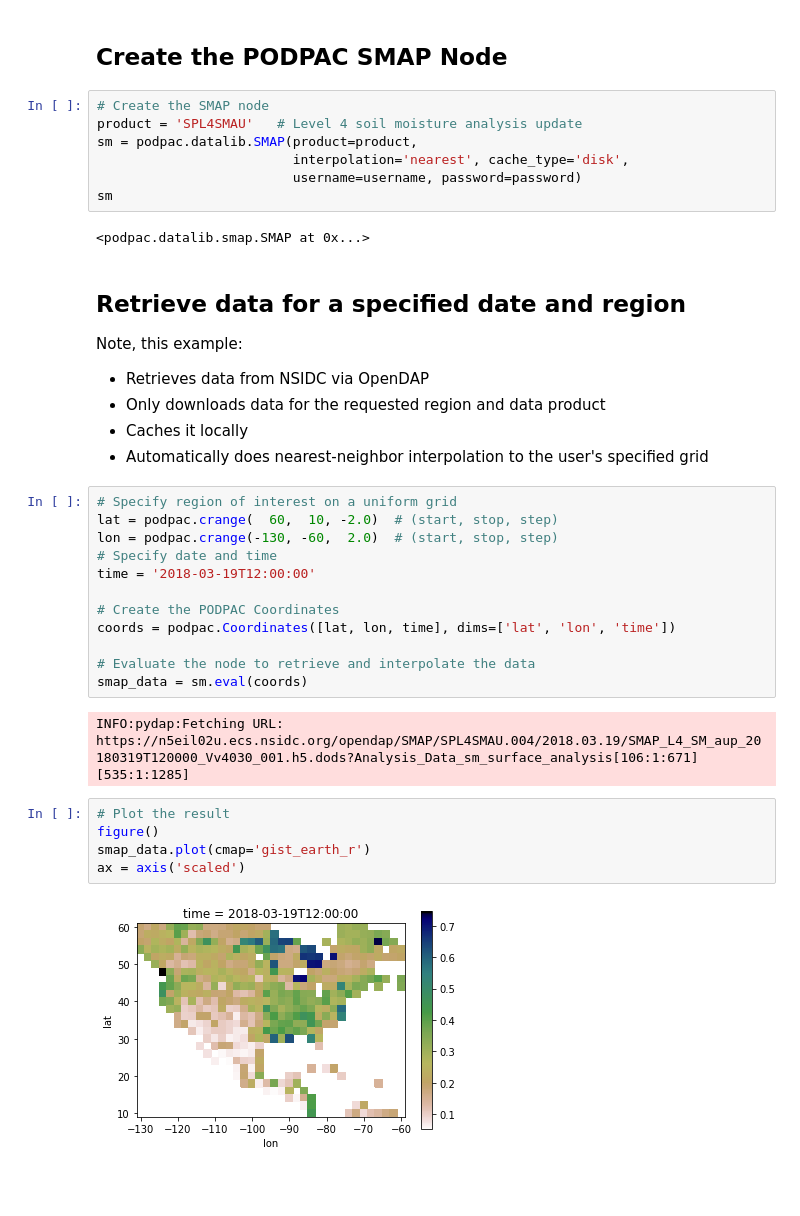
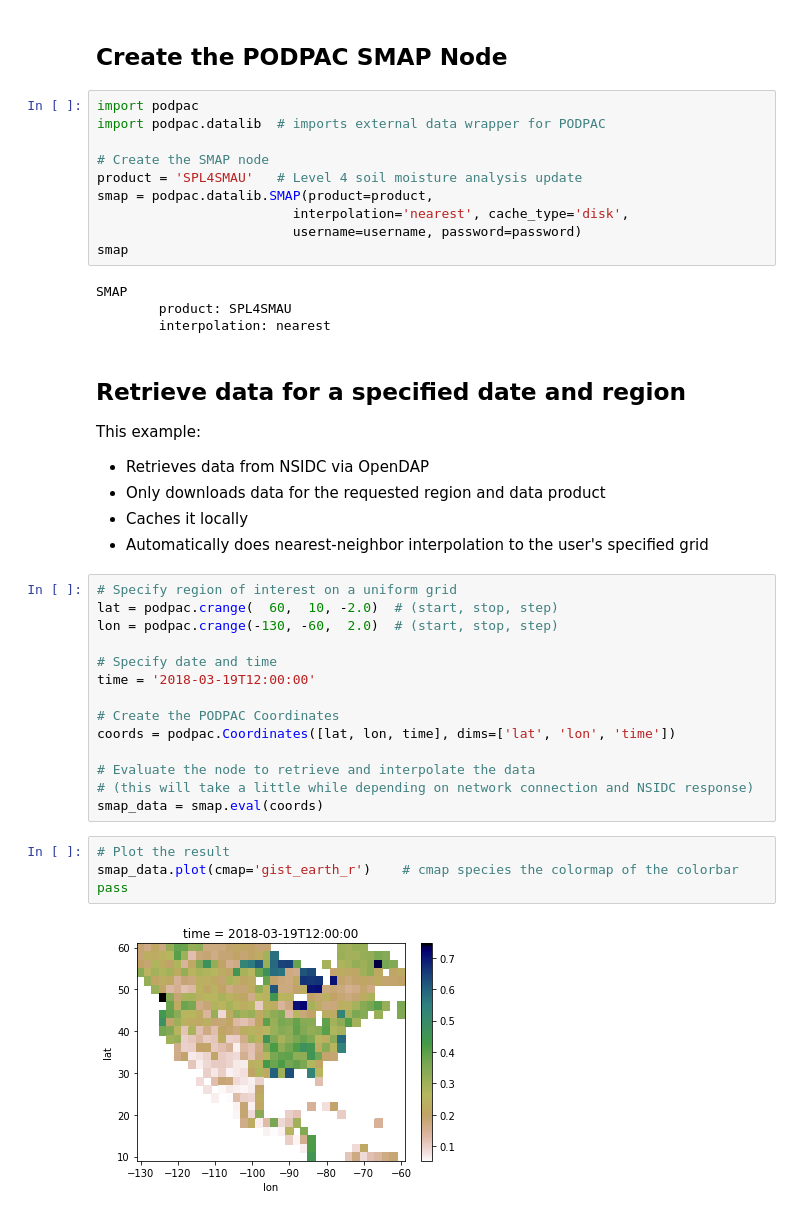
Before and after one commit to creare-com/podpac-examples, a Jupyter notebook: notebooks/basic_examples/010-retrieving-SMAP-data.ipynb, the cells around one changed output. Drawn from its saved outputs; the diff is of its cells as text; blank space fills up the shorter version.

```diff
--- a/notebooks/basic_examples/010-retrieving-SMAP-data.ipynb
+++ b/notebooks/basic_examples/010-retrieving-SMAP-data.ipynb
@@ -39,17 +43,24 @@ Password: ··················
 # %% [markdown]
 ## Create the PODPAC SMAP Node
 # %%
+import podpac
+import podpac.datalib  # imports external data wrapper for PODPAC
+
 # Create the SMAP node
 product = 'SPL4SMAU'   # Level 4 soil moisture analysis update
-sm = podpac.datalib.SMAP(product=product,
+smap = podpac.datalib.SMAP(product=product,
                          interpolation='nearest', cache_type='disk',
                          username=username, password=password)
-sm
+smap
 # %% [output]
-<podpac.datalib.smap.SMAP at 0x...>
+SMAP
+        product: SPL4SMAU
+        interpolation: nearest
 # %% [markdown]
 ##  Retrieve data for a specified date and region
-Note, this example:
+
+This example:
+
 * Retrieves data from NSIDC via OpenDAP
 * Only downloads data for the requested region and data product
 * Caches it locally
@@ -58,6 +69,7 @@ Note, this example:
 # Specify region of interest on a uniform grid
 lat = podpac.crange(  60,  10, -2.0)  # (start, stop, step)
 lon = podpac.crange(-130, -60,  2.0)  # (start, stop, step)
+
 # Specify date and time
 time = '2018-03-19T12:00:00'
 
@@ -65,15 +77,13 @@ time = '2018-03-19T12:00:00'
 coords = podpac.Coordinates([lat, lon, time], dims=['lat', 'lon', 'time'])
 
 # Evaluate the node to retrieve and interpolate the data
-smap_data = sm.eval(coords)
+# (this will take a little while depending on network connection and NSIDC response)
+smap_data = smap.eval(coords)
-# %% [output]
-INFO:pydap:Fetching URL: https://n5eil02u.ecs.nsidc.org/opendap/SMAP/SPL4SMAU.004/2018.03.19/SMAP_L4_SM_aup_20180319T120000_Vv4030_001.h5.dods?Analysis_Data_sm_surface_analysis[106:1:671][535:1:1285]
 # %%
 # Plot the result
-figure()
-smap_data.plot(cmap='gist_earth_r')
-ax = axis('scaled')
+smap_data.plot(cmap='gist_earth_r')    # cmap species the colormap of the colorbar
+pass
 # %% [output]
-[figure, old version]
+[figure, new version]
 # %% [markdown]
 ## Retrieve data for specified points over a date range
```
Also changed, not shown: parts of 12 cells of this notebook, 1 other file.
